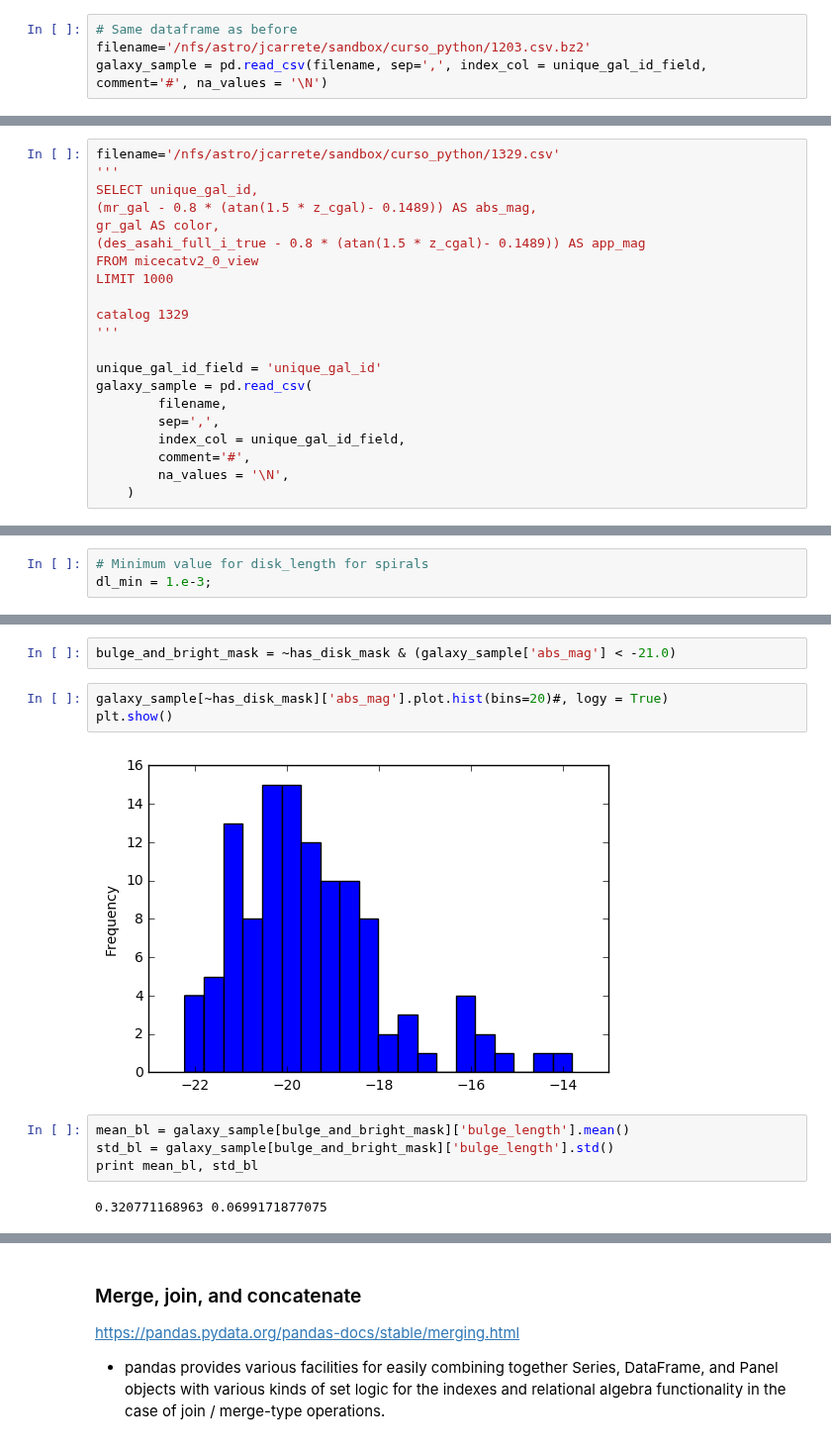
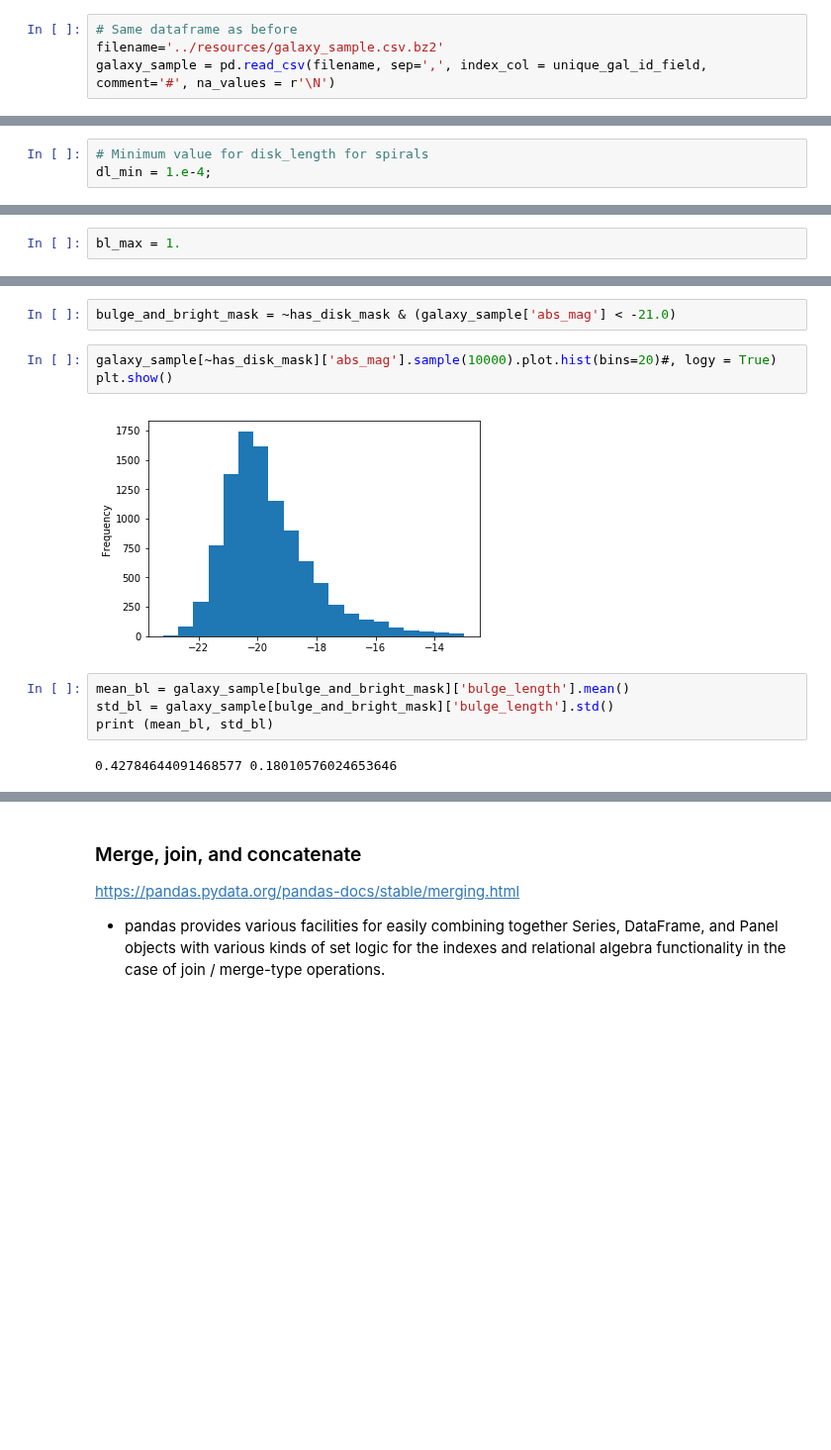
Before and after one commit to Python4AstronomersAndParticlePhysicists/PythonWorkshop-ICE, a Jupyter notebook: notebooks/06_01_pandas.ipynb, the cells around one changed output, grey strips where cells are left out. Shown at 99% size. Cells and saved outputs as stored; diff of their text form; blank space fills up the shorter version.

Commit message:
migration to python3 and some other stuff...

```diff
--- a/notebooks/06_01_pandas.ipynb
+++ b/notebooks/06_01_pandas.ipynb
@@ -780,8 +766,8 @@ plt.show()
 | Select rows by boolean vector  | df[bool_vec]     | DataFrame     |
 # %%
 # Same dataframe as before
-filename='/nfs/astro/jcarrete/sandbox/curso_python/1203.csv.bz2'
-galaxy_sample = pd.read_csv(filename, sep=',', index_col = unique_gal_id_field, comment='#', na_values = '\N')
+filename='../resources/galaxy_sample.csv.bz2'
+galaxy_sample = pd.read_csv(filename, sep=',', index_col = unique_gal_id_field, comment='#', na_values = r'\N')
 # %%
 galaxy_sample.head()
 # %% [output]
@@ -972,27 +941,6 @@ galaxy_sample[(galaxy_sample['ra_gal'] < 1.) & (galaxy_sample['dec_gal'] < 1.)][
     - Elliptical galaxies do not have any disk (and therefore disk_length = 0).
 
     - The disk_length for spiral galaxies follows a normal distribution with mean = 0 and sigma = 0.15 (in arcsec). In addition, the minimum disk_length for a spiral galaxy is 1.e-3.
-# %%
-filename='/nfs/astro/jcarrete/sandbox/curso_python/1329.csv'
-'''
-SELECT unique_gal_id,
-(mr_gal - 0.8 * (atan(1.5 * z_cgal)- 0.1489)) AS abs_mag,
-gr_gal AS color,
-(des_asahi_full_i_true - 0.8 * (atan(1.5 * z_cgal)- 0.1489)) AS app_mag
-FROM micecatv2_0_view
-LIMIT 1000
-
-catalog 1329
-'''
-
-unique_gal_id_field = 'unique_gal_id'
-galaxy_sample = pd.read_csv(
-        filename,
-        sep=',',
-        index_col = unique_gal_id_field,
-        comment='#',
-        na_values = '\N',
-    )
 # %%
 galaxy_sample.tail(10)
 # %% [output]
@@ -1153,6 +1107,6 @@ galaxy_sample.tail(10)
 # %%
 # Minimum value for disk_length for spirals
-dl_min = 1.e-3;
+dl_min = 1.e-4;
 # %%
 disk_too_small_mask = has_disk_mask & (galaxy_sample['disk_length'] < dl_min)
 # %%
@@ -1258,3 +1212,5 @@ bl_max = 0.5
+# %%
+bl_max = 1.
 # %%
 bulge_too_large_mask = ~has_disk_mask & (galaxy_sample['bulge_length'] > bl_max)
 # %%
@@ -1298,15 +1254,15 @@ plt.show()
 # %%
 bulge_and_bright_mask = ~has_disk_mask & (galaxy_sample['abs_mag'] < -21.0)
 # %%
-galaxy_sample[~has_disk_mask]['abs_mag'].plot.hist(bins=20)#, logy = True)
+galaxy_sample[~has_disk_mask]['abs_mag'].sample(10000).plot.hist(bins=20)#, logy = True)
 plt.show()
 # %% [output]
-[figure, old version]
+[figure, new version]
 # %%
 mean_bl = galaxy_sample[bulge_and_bright_mask]['bulge_length'].mean()
 std_bl = galaxy_sample[bulge_and_bright_mask]['bulge_length'].std()
-print mean_bl, std_bl
+print (mean_bl, std_bl)
 # %% [output]
-0.320771168963 0.0699171877075
+0.42784644091468577 0.18010576024653646
 # %%
 # SPIRAL GALAXIES
```
Also changed, not shown: parts of 94 cells of this notebook.
